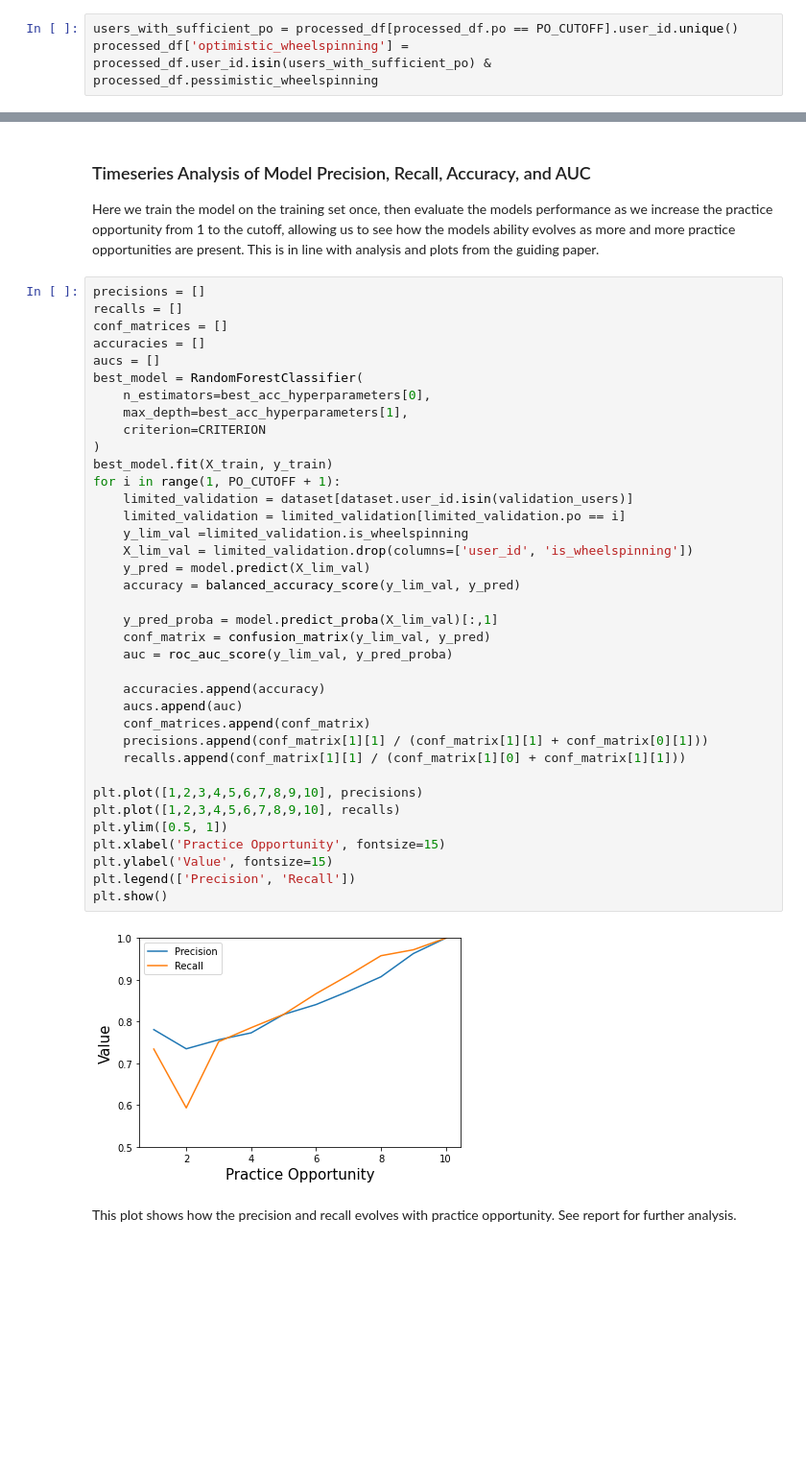
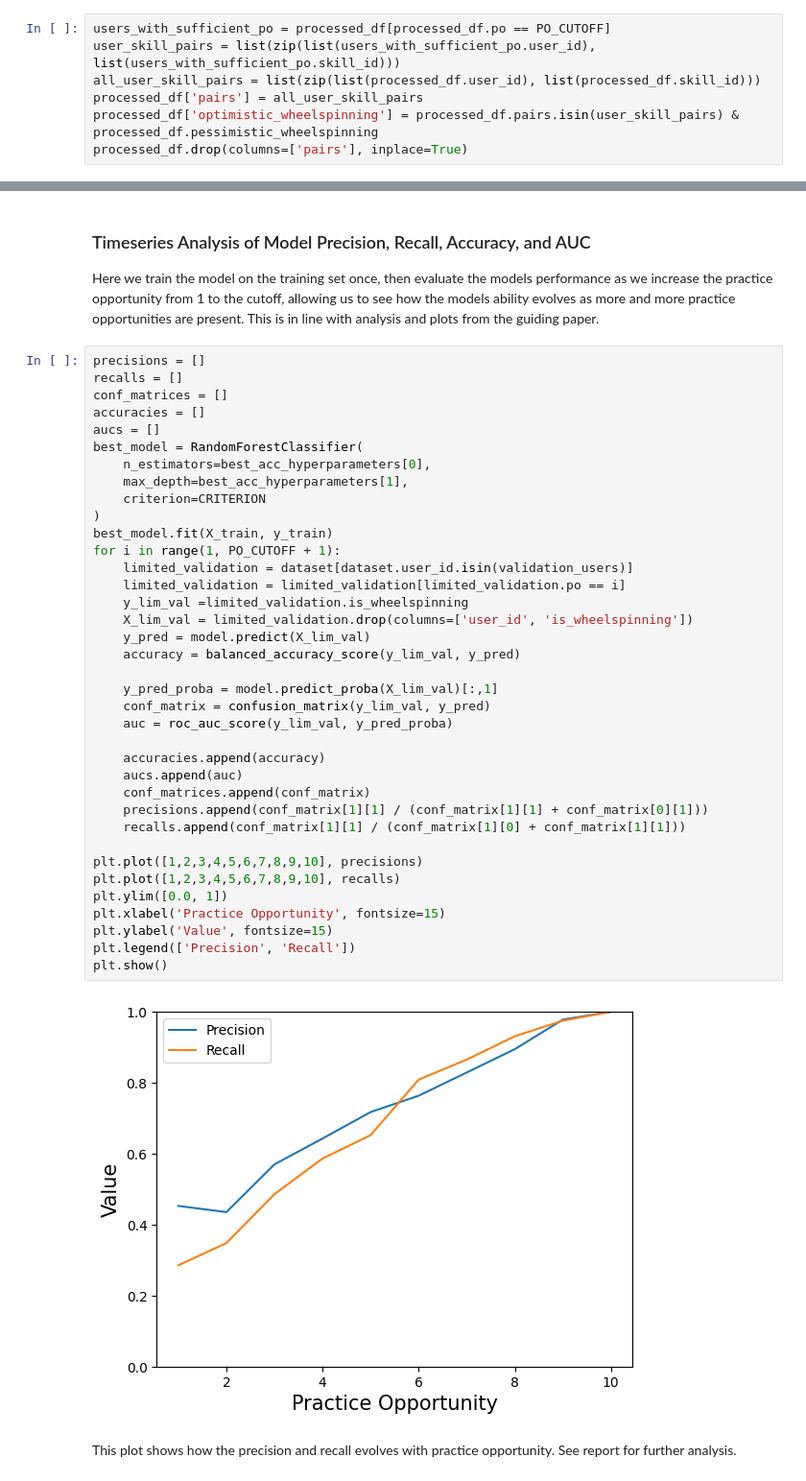
Before and after one commit to odudler/mlbd2023, a Jupyter notebook: m4_calcularis_report.ipynb, the cells around one changed output, grey strips where cells are left out. Shown at 96% size. Cells and saved outputs as stored; diff of their text form; blank space fills up the shorter version.

```diff
--- a/m4_calcularis_report.ipynb
+++ b/m4_calcularis_report.ipynb
@@ -377,5 +377,9 @@ processed_df
 | 2073673 | 2398875 | True | 64984 | 0.0 | 5708.0 | 2022-12-01T08:57:30.806Z | 10 | 9 | ... |
 2073674 rows × 14 columns
 # %%
-users_with_sufficient_po = processed_df[processed_df.po == PO_CUTOFF].user_id.unique()
-processed_df['optimistic_wheelspinning'] = processed_df.user_id.isin(users_with_sufficient_po) & processed_df.pessimistic_wheelspinning
+users_with_sufficient_po = processed_df[processed_df.po == PO_CUTOFF]
+user_skill_pairs = list(zip(list(users_with_sufficient_po.user_id), list(users_with_sufficient_po.skill_id)))
+all_user_skill_pairs = list(zip(list(processed_df.user_id), list(processed_df.skill_id)))
+processed_df['pairs'] = all_user_skill_pairs
+processed_df['optimistic_wheelspinning'] = processed_df.pairs.isin(user_skill_pairs) & processed_df.pessimistic_wheelspinning
+processed_df.drop(columns=['pairs'], inplace=True)
@@ -886,35 +904,35 @@ best_model = RandomForestClassifier(
     n_estimators=best_acc_hyperparameters[0],
     max_depth=best_acc_hyperparameters[1],
     criterion=CRITERION
 )
 best_model.fit(X_train, y_train)
 for i in range(1, PO_CUTOFF + 1):
     limited_validation = dataset[dataset.user_id.isin(validation_users)]
     limited_validation = limited_validation[limited_validation.po == i]
     y_lim_val =limited_validation.is_wheelspinning
     X_lim_val = limited_validation.drop(columns=['user_id', 'is_wheelspinning'])
     y_pred = model.predict(X_lim_val)
     accuracy = balanced_accuracy_score(y_lim_val, y_pred)
 
     y_pred_proba = model.predict_proba(X_lim_val)[:,1]
     conf_matrix = confusion_matrix(y_lim_val, y_pred)
     auc = roc_auc_score(y_lim_val, y_pred_proba)
 
     accuracies.append(accuracy)
     aucs.append(auc)
     conf_matrices.append(conf_matrix)
     precisions.append(conf_matrix[1][1] / (conf_matrix[1][1] + conf_matrix[0][1]))
     recalls.append(conf_matrix[1][1] / (conf_matrix[1][0] + conf_matrix[1][1]))
 
 plt.plot([1,2,3,4,5,6,7,8,9,10], precisions)
 plt.plot([1,2,3,4,5,6,7,8,9,10], recalls)
-plt.ylim([0.5, 1])
+plt.ylim([0.0, 1])
 plt.xlabel('Practice Opportunity', fontsize=15)
 plt.ylabel('Value', fontsize=15)
 plt.legend(['Precision', 'Recall'])
 plt.show()
 # %% [output]
-[figure, old version]
+[figure, new version]
 # %% [markdown]
 This plot shows how the precision and recall evolves with practice opportunity. See report for further analysis.
 # %%
```
Also changed, not shown: parts of 13 cells of this notebook.
